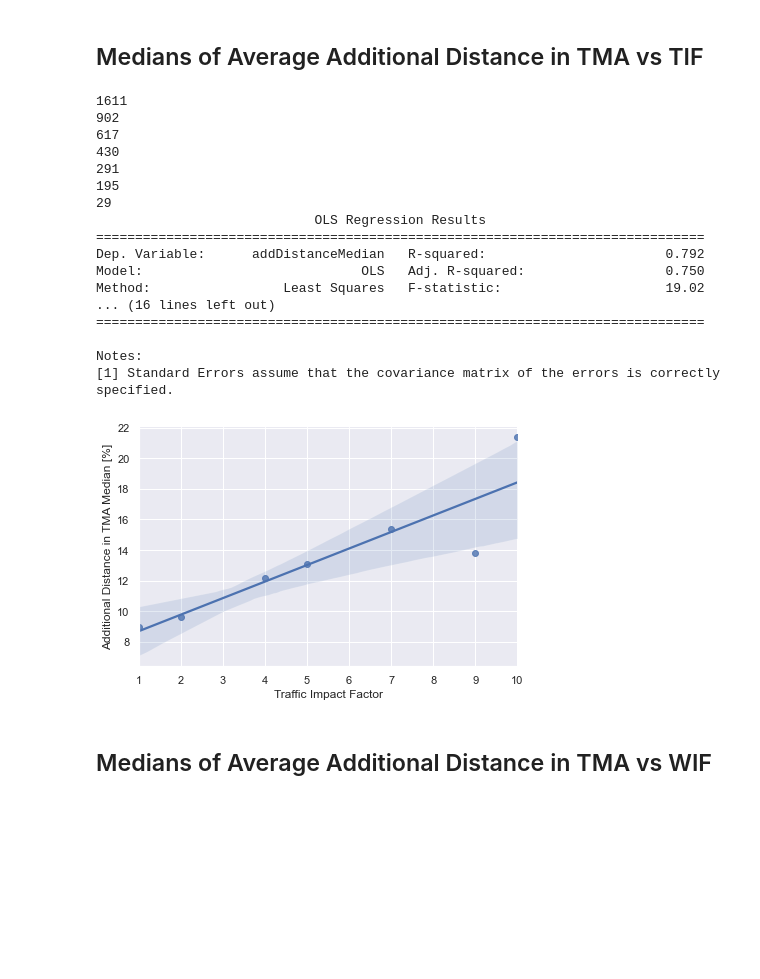
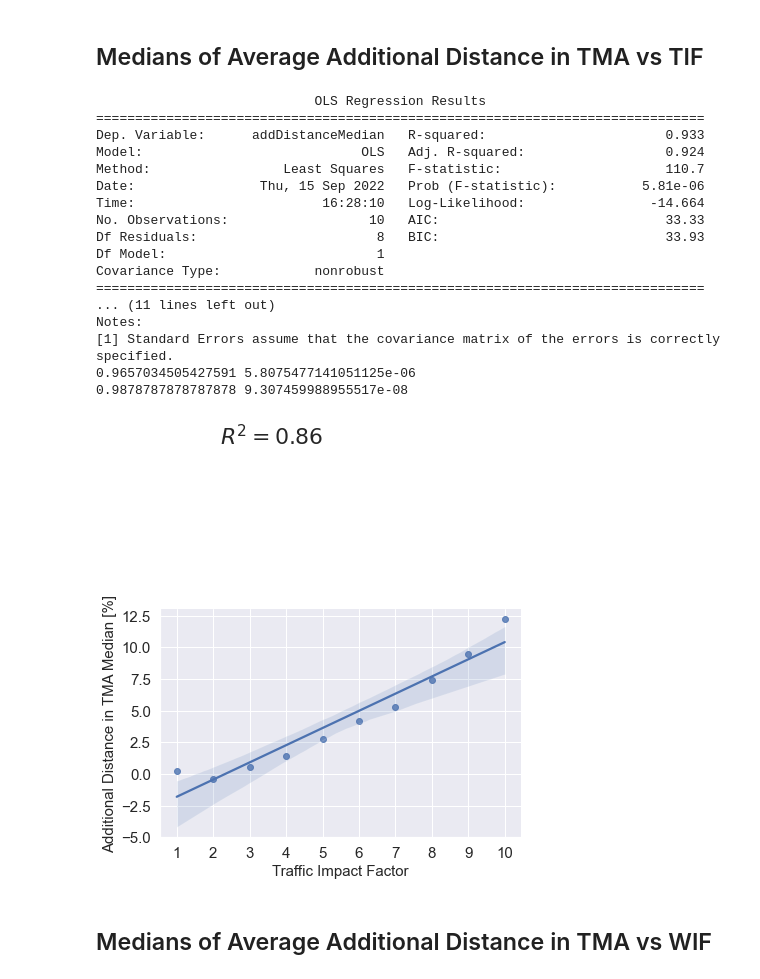
Before and after one commit to anlemett/FlightEfficiencyJournal, a Jupyter notebook: Jupyter/Regression/horizontal_PIs_medians_vs_impact_factors.ipynb, the cells around one changed output. Cells and saved outputs as stored; diff of their text form; code cells hidden in the pictures; blank space fills up the shorter version.

```diff
--- a/Jupyter/Regression/horizontal_PIs_medians_vs_impact_factors.ipynb
+++ b/Jupyter/Regression/horizontal_PIs_medians_vs_impact_factors.ipynb
@@ -21,8 +24,8 @@ from scipy import stats
 # %% [markdown]
 # Data uploading
 # %%
-AIRPORT_ICAO = "ESGG"
-#AIRPORT_ICAO = "ESSA"
+#AIRPORT_ICAO = "ESGG"
+AIRPORT_ICAO = "ESSA"
 
 #runway = "21"
 #cluster = 2
@@ -30,12 +33,6 @@ AIRPORT_ICAO = "ESGG"
 DATA_DIR = os.path.join("..", "..")
 DATA_DIR = os.path.join(DATA_DIR, "data")
 DATA_DIR = os.path.join(DATA_DIR, "Regression")
-
-# AIF
-filename = AIRPORT_ICAO + "_metrics_AIF_horizontal_PIs_by_hour.csv"
-#filename = AIRPORT_ICAO + "_metrics_AIF_horizontal_PIs_by_hour_rwy" + runway + "_cluster" + str(cluster) +".csv"
-full_filename = os.path.join(DATA_DIR, filename)
-metrics_AIF_horizontal_PIs_by_hour_df = pd.read_csv(full_filename, sep=' ')
 
 # WIF
 filename = AIRPORT_ICAO + "_metrics_WIF_horizontal_PIs_by_hour.csv"
@@ -64,51 +61,73 @@ df.sort_index(inplace=True)
 
 median_df = pd.DataFrame(columns=['TIF', 'addDistanceMedian'])
 
 for idx, group in df.groupby(level='TIF'):
 
     #idx_df = df.loc[idx]['additionalDistanceMedian']
     idx_df = group['distanceChangePercentMean']
-    print(len(idx_df))
+    #print(len(idx_df))
 
     idx_median = np.median(idx_df)
-    median_df = median_df.append({'TIF': idx, 'addDistanceMedian': idx_median}, ignore_index=True)
+    #median_df = median_df.append({'TIF': idx, 'addDistanceMedian': idx_median}, ignore_index=True)
+    new_row = pd.DataFrame({'TIF': idx, 'addDistanceMedian': idx_median}, index=[0])
+    median_df = pd.concat([median_df,new_row]).reset_index(drop=True)
+
+median_df['TIF'] = median_df['TIF'].astype(float)
+median_df['addDistanceMedian'] = median_df['addDistanceMedian'].astype(float)
 
 sns.set(rc={'figure.figsize':(1,1)})
 
 sns.lmplot(x='TIF',y='addDistanceMedian',data=median_df,fit_reg=True, height=4, aspect=3/2);
-plt.xlabel('Traffic Impact Factor')
-#plt.ylabel('Additional Distance in TMA Median [NM]')
-plt.ylabel('Additional Distance in TMA Median [%]')
+plt.xlabel('Traffic Impact Factor', fontsize=15)
+#plt.ylabel('Additional Distance in TMA Median [NM]', fontsize=15)
+plt.ylabel('Additional Distance in TMA Median [%]', fontsize=15)
+
+ticks = [i for i in range(1, 11)]
+plt.xticks(ticks, fontsize=15)
+plt.yticks(fontsize=15)
+#plt.text(2.2, 8, '$R^2 = 0.93$', fontsize = 22)
+plt.text(2.2, 26, '$R^2 = 0.86$', fontsize = 22)
 
 #statsmodel:
 X_df = median_df[['TIF']]
 y_df = median_df[['addDistanceMedian']]
 
 X2 = sm.add_constant(X_df.values)
 est = sm.OLS(y_df, X2)
 est2 = est.fit()
 print(est2.summary())
 # with outliers - ESGG: 0.84, ESSA: 0.93
 # without outliers - ESGG: 0.86, ESSA: 0.93
+
+x = X_df['TIF'].values.tolist()
+y = y_df['addDistanceMedian'].values.tolist()
+
+# calculate pearnon's correlation
+pearsonr, p = stats.pearsonr(x,y)
+print(pearsonr, p)
+
+# calculate spearman's correlation
+spearmanr, p = stats.spearmanr(x, y)
+print(spearmanr, p)
 # %% [output]
-1611
-902
-617
-430
-291
-195
-29
                             OLS Regression Results
 ==============================================================================
-Dep. Variable:      addDistanceMedian   R-squared:                       0.792
-Model:                            OLS   Adj. R-squared:                  0.750
-Method:                 Least Squares   F-statistic:                     19.02
-... (16 lines left out)
+Dep. Variable:      addDistanceMedian   R-squared:                       0.933
+Model:                            OLS   Adj. R-squared:                  0.924
+Method:                 Least Squares   F-statistic:                     110.7
+Date:                Thu, 15 Sep 2022   Prob (F-statistic):           5.81e-06
+Time:                        16:28:10   Log-Likelihood:                -14.664
+No. Observations:                  10   AIC:                             33.33
+Df Residuals:                       8   BIC:                             33.93
+Df Model:                           1
+Covariance Type:            nonrobust
 ==============================================================================
-
+... (11 lines left out)
 Notes:
 [1] Standard Errors assume that the covariance matrix of the errors is correctly specified.
+0.9657034505427591 5.8075477141051125e-06
+0.9878787878787878 9.307459988955517e-08
-[figure, old version]
+[figure, new version]
 # %% [markdown]
 ## Medians of Average Additional Distance in TMA vs WIF
 # %%
```
Also changed, not shown: parts of 2 cells of this notebook, 11 other files.
